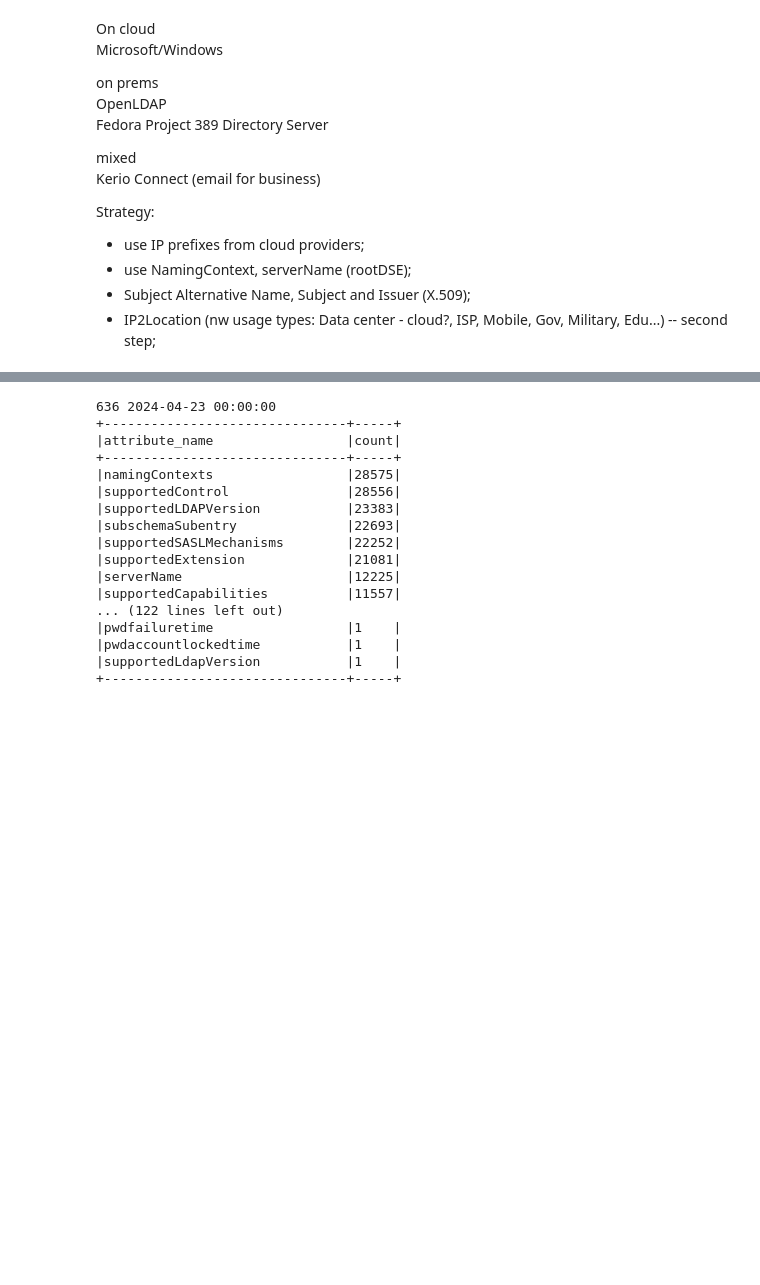
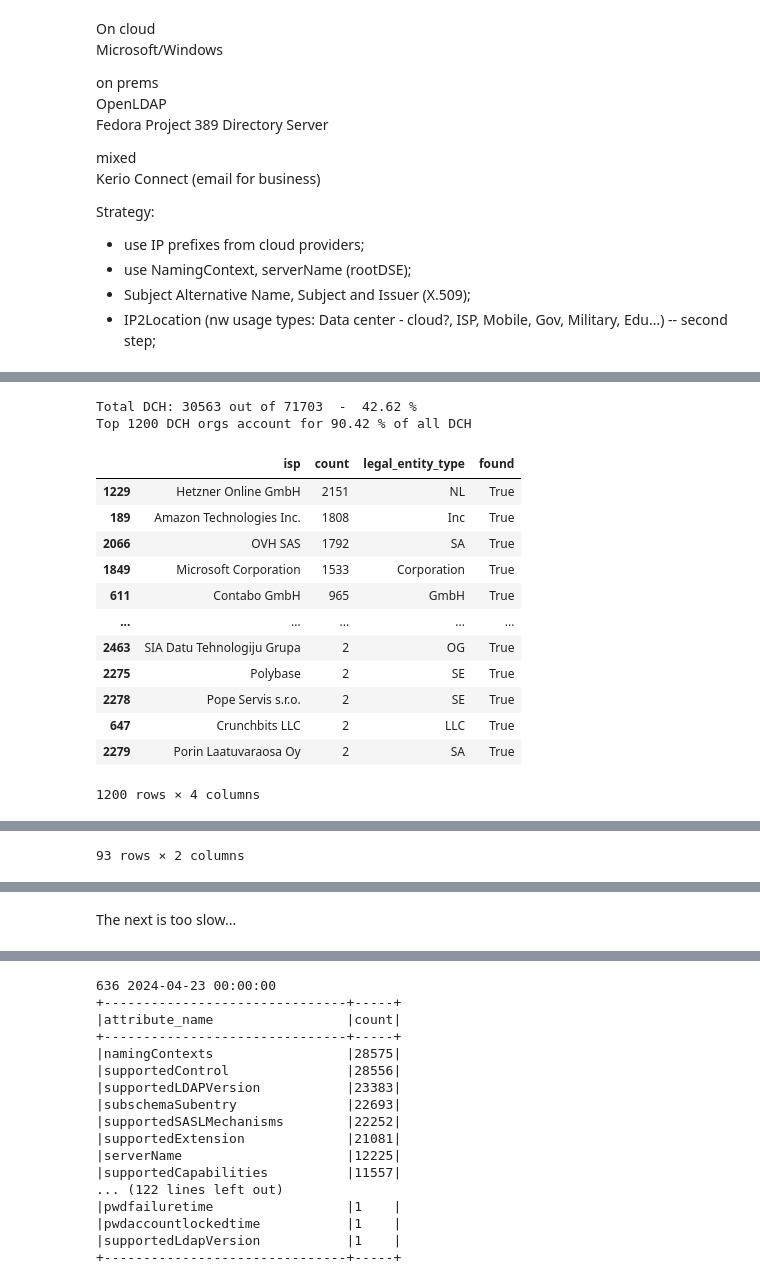
Before and after one commit to internettransparency/ldap-sequel, a Jupyter notebook: notebooks/analysis.ipynb, the cells around one changed output, grey strips where cells are left out. Cells and saved outputs as stored; diff of their text form; code cells hidden in the pictures; blank space fills up the shorter version.

Commit message:
checking dch and isp and legal entity for cloud providers

```diff
--- a/notebooks/analysis.ipynb
+++ b/notebooks/analysis.ipynb
@@ -3984,0 +4102,6 @@ FileNotFoundError: [Errno 2] No such file or directory: '../cloud-ip-prefixes/ip
+# %%
+pt = pytricia.PyTricia()
+for _, row in all_cloud_prefixes_pdf.iterrows():
+    pt[row['prefix']] = row['provider']
+
+ips_pdf = pd.read_csv("output/goscanner_ipv4_netstats_ip2location.csv")
@@ -3984,0 +4147,71 @@ FileNotFoundError: [Errno 2] No such file or directory: '../cloud-ip-prefixes/ip
+# %%
+# https://www.gleif.org/about-lei/code-lists/iso-20275-entity-legal-forms-code-list/2023-09-28-elf-code-list-v1.5.csv
+legal_entity_pdf = pd.read_csv("2023-09-28-elf-code-list-v1.5.csv")
+legal_entity_list = []
+for l in legal_entity_pdf[legal_entity_pdf["Abbreviations Local language"].notnull()]["Abbreviations Local language"].to_list():
+    if ";" in l:
+        legal_entity_list.extend(l.split(";"))
+    else:
+        legal_entity_list.append(l)
+# %%
+all_dch_pdf = ips_pdf[ips_pdf["usage_type"] == "DCH"].groupby("isp").size().reset_index(name="count").sort_values("count", ascending=False)
+all_dch = len(ips_pdf[ips_pdf["usage_type"] == "DCH"])
+total = len(ips_pdf)
+print("Total DCH:", all_dch, "out of", total, " - ", round(all_dch / total * 100, 2), "%")
+# the top X account for 90% of the DCH
+top_x = 1200
+top_dch = all_dch_pdf.head(top_x).sum()["count"]
+print("Top", top_x, "DCH orgs account for", round(top_dch / all_dch * 100, 2), "% of all DCH")
+display(top_dch_pdf.head(top_x))
+top_dch_pdf = all_dch_pdf.head(top_x)
+top_dch_pdf.to_csv("output/top_dch.csv", index=False)
+
+def get_legal_entity(x):
+    isp = x["isp"]
+    for entity in legal_entity_list:
+        if entity.casefold() in isp.casefold():
+            x["legal_entity_type"] = entity
+            x["found"] = True
+            return x
+    x["legal_entity_type"] = isp
+    x["found"] = False
+    return x
+
+
+top_dch_pdf = top_dch_pdf.apply(lambda x: get_legal_entity(x), axis=1)
+display(top_dch_pdf.groupby("legal_entity_type").size().reset_index(name="count").sort_values("count", ascending=False))
+top_dch_pdf.groupby("legal_entity_type").size().reset_index(name="count").sort_values("count", ascending=False).to_csv("output/top_dch_legal_entity.csv", index=False)
+display(top_dch_pdf.groupby("found").size().reset_index(name="count"))
+
+def unused(top_dch_pdf):
+    top_dch_pdf = top_dch_pdf.sort_values("count", ascending=True)
+    top_dch_pdf["cdf"] = top_dch_pdf["count"].cumsum() / top_dch_pdf["count"].sum()
+    fig, ax1 = plt.subplots()
+    top_dch_pdf.plot(x='count', y='cdf', ax=ax1, linewidth=2, color=sns.color_palette()[1], backend='matplotlib')
+    ax1.legend().set_visible(False)
+    ax1.set_title("CDF")
+    ax1.set_xlabel("Count of DCH IPs per nr of organizations")
+    ax1.set_ylabel("CDF")
+    ax1.margins(x=0,y=0)
+    #ax1.set_xscale("log")
+    ax1.minorticks_on()
+    ax1.grid(True, which="minor")
+    ax1.grid(True, which="major")
+    fig.tight_layout()
+    fig.show()
+# %% [output]
+Total DCH: 30563 out of 71703  -  42.62 %
+Top 1200 DCH orgs account for 90.42 % of all DCH
+|  | isp | count | legal_entity_type | found |
+| 1229 | Hetzner Online GmbH | 2151 | NL | True |
+| 189 | Amazon Technologies Inc. | 1808 | Inc | True |
+| 2066 | OVH SAS | 1792 | SA | True |
+| 1849 | Microsoft Corporation | 1533 | Corporation | True |
+| 611 | Contabo GmbH | 965 | GmbH | True |
+| ... | ... | ... | ... | ... |
+| 2463 | SIA Datu Tehnologiju Grupa | 2 | OG | True |
+| 2275 | Polybase | 2 | SE | True |
+| 2278 | Pope Servis s.r.o. | 2 | SE | True |
+| 647 | Crunchbits LLC | 2 | LLC | True |
+| 2279 | Porin Laatuvaraosa Oy | 2 | SA | True |
+1200 rows × 4 columns
@@ -3984,0 +4230 @@ FileNotFoundError: [Errno 2] No such file or directory: '../cloud-ip-prefixes/ip
+93 rows × 2 columns
@@ -3984,0 +4234,2 @@ FileNotFoundError: [Errno 2] No such file or directory: '../cloud-ip-prefixes/ip
+# %% [markdown]
+The next is too slow...
```
Also changed, not shown: parts of 16 cells of this notebook, 1 other file.
